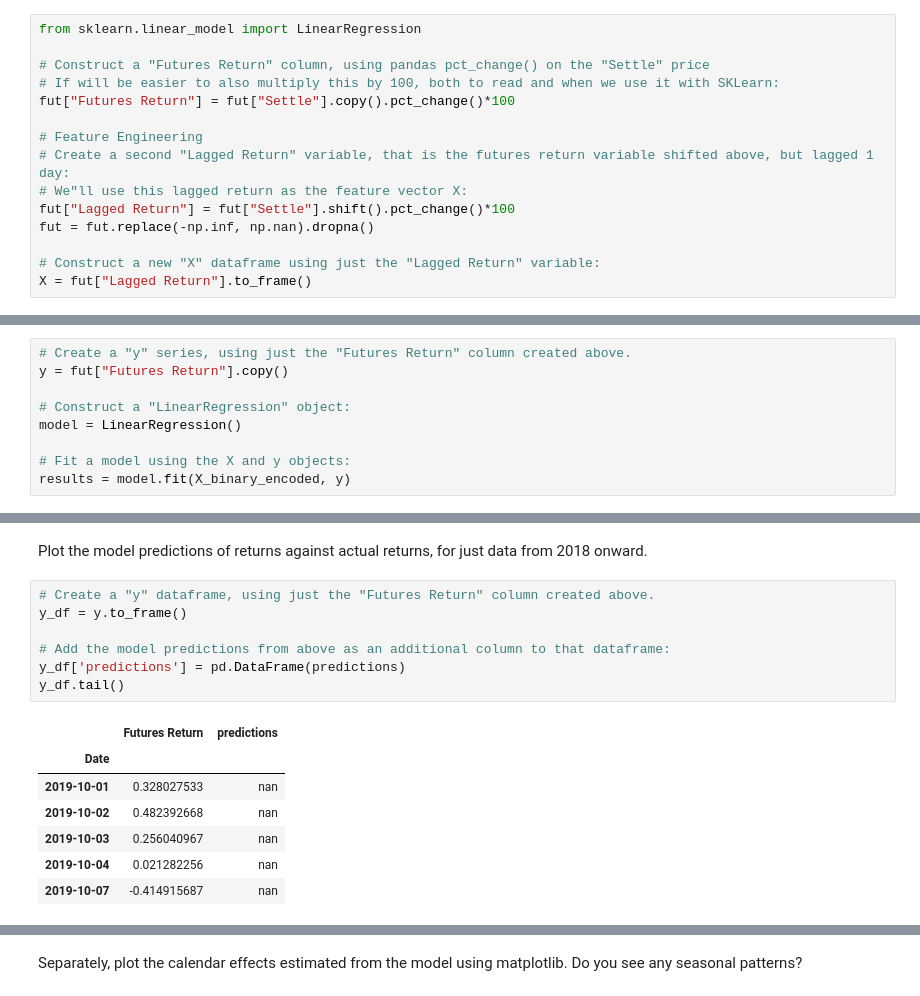
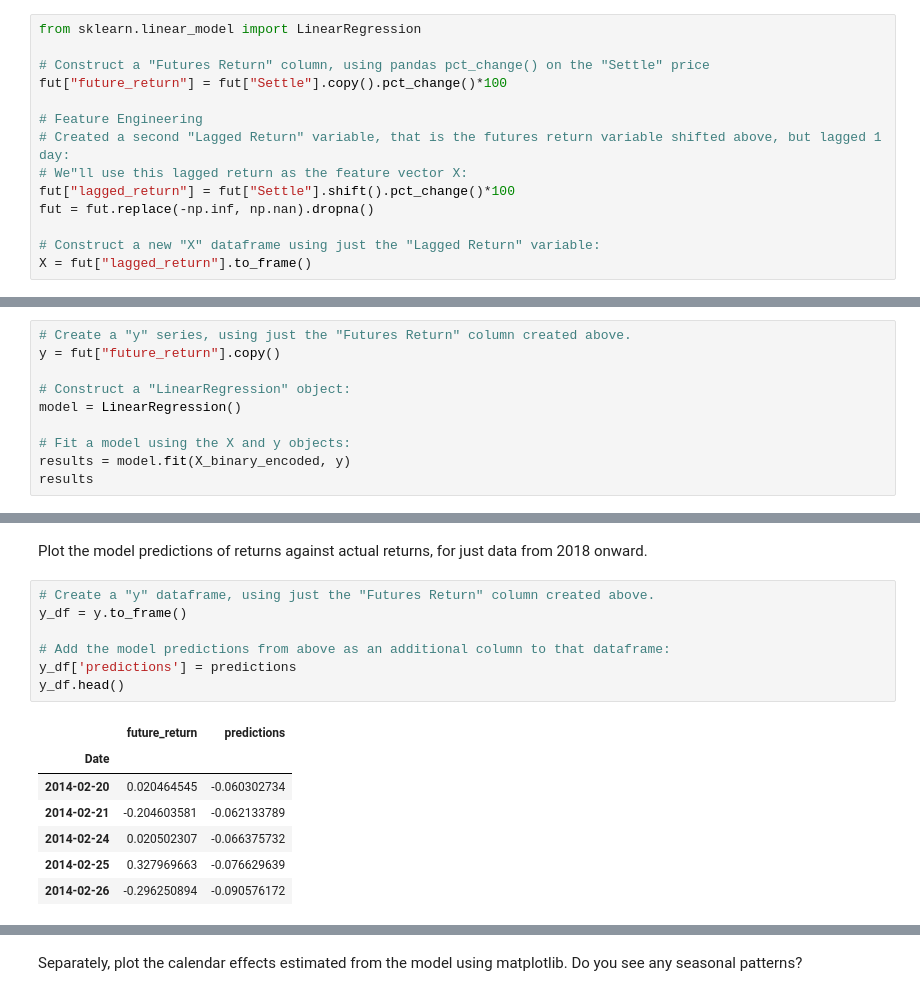
Before and after one commit to enriqueserizawa/time_series_hw, a Jupyter notebook: Starter_Code/time_series_analysis.ipynb, the cells around one changed output, grey strips where cells are left out. Saved outputs shown, nothing was run; the diff lists cells and outputs as text.

```diff
--- a/Starter_Code/time_series_analysis.ipynb
+++ b/Starter_Code/time_series_analysis.ipynb
@@ -95,15 +95,14 @@ fut.head()
 from sklearn.linear_model import LinearRegression
 
 # Construct a "Futures Return" column, using pandas pct_change() on the "Settle" price
-# If will be easier to also multiply this by 100, both to read and when we use it with SKLearn:
-fut["Futures Return"] = fut["Settle"].copy().pct_change()*100
+fut["future_return"] = fut["Settle"].copy().pct_change()*100
 
 # Feature Engineering
-# Create a second "Lagged Return" variable, that is the futures return variable shifted above, but lagged 1 day:
+# Created a second "Lagged Return" variable, that is the futures return variable shifted above, but lagged 1 day:
 # We"ll use this lagged return as the feature vector X:
-fut["Lagged Return"] = fut["Settle"].shift().pct_change()*100
+fut["lagged_return"] = fut["Settle"].shift().pct_change()*100
 fut = fut.replace(-np.inf, np.nan).dropna()
 
 # Construct a new "X" dataframe using just the "Lagged Return" variable:
-X = fut["Lagged Return"].to_frame()
+X = fut["lagged_return"].to_frame()
 # %%
@@ -125,10 +124,11 @@ X_binary_encoded.head()
 # %%
 # Create a "y" series, using just the "Futures Return" column created above.
-y = fut["Futures Return"].copy()
+y = fut["future_return"].copy()
 
 # Construct a "LinearRegression" object:
 model = LinearRegression()
 
 # Fit a model using the X and y objects:
 results = model.fit(X_binary_encoded, y)
+results
 # %% [output]
@@ -173,15 +177,15 @@ Standard Deviation of Futures Return: 0.5463609399155812
 # %%
 # Create a "y" dataframe, using just the "Futures Return" column created above.
 y_df = y.to_frame()
 
 # Add the model predictions from above as an additional column to that dataframe:
-y_df['predictions'] = pd.DataFrame(predictions)
-y_df.tail()
+y_df['predictions'] = predictions
+y_df.head()
 # %% [output]
-|  | Futures Return | predictions |
+|  | future_return | predictions |
 | Date |  |  |
-| 2019-10-01 | 0.328027533 | nan |
-| 2019-10-02 | 0.482392668 | nan |
-| 2019-10-03 | 0.256040967 | nan |
-| 2019-10-04 | 0.021282256 | nan |
-| 2019-10-07 | -0.414915687 | nan |
+| 2014-02-20 | 0.020464545 | -0.060302734 |
+| 2014-02-21 | -0.204603581 | -0.062133789 |
+| 2014-02-24 | 0.020502307 | -0.066375732 |
+| 2014-02-25 | 0.327969663 | -0.076629639 |
+| 2014-02-26 | -0.296250894 | -0.090576172 |
```
Also changed, not shown: parts of 21 cells of this notebook.
